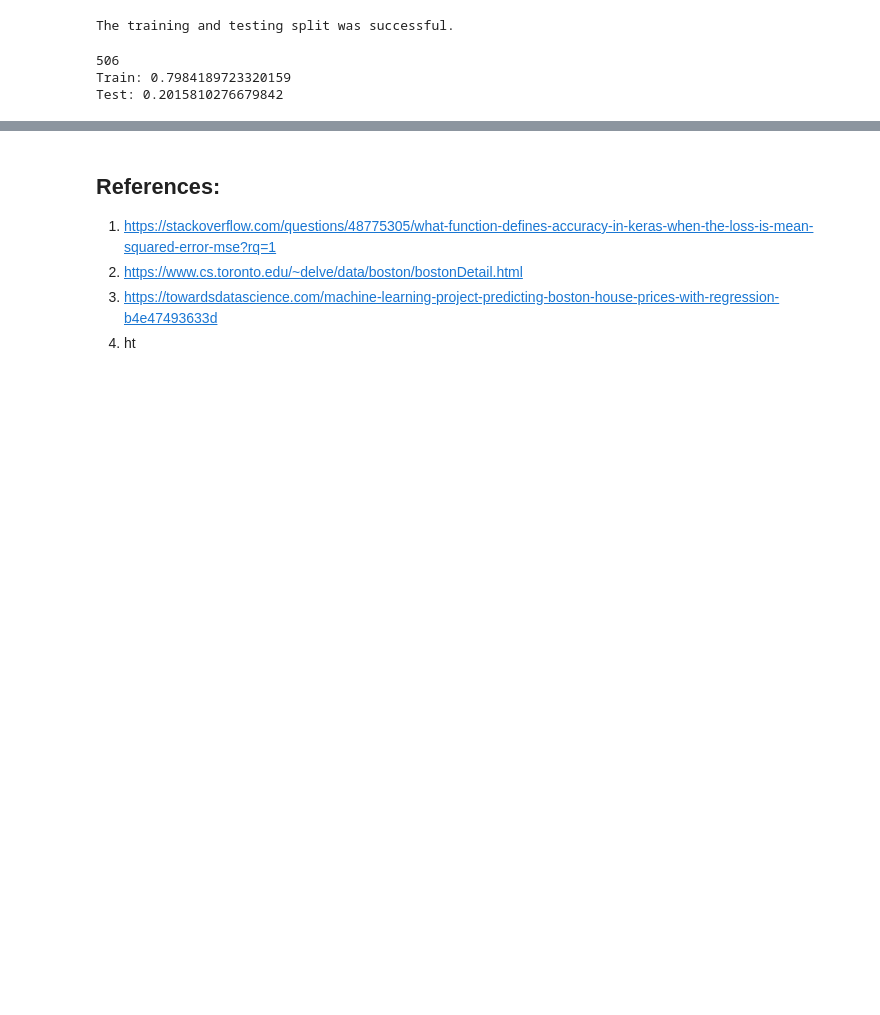
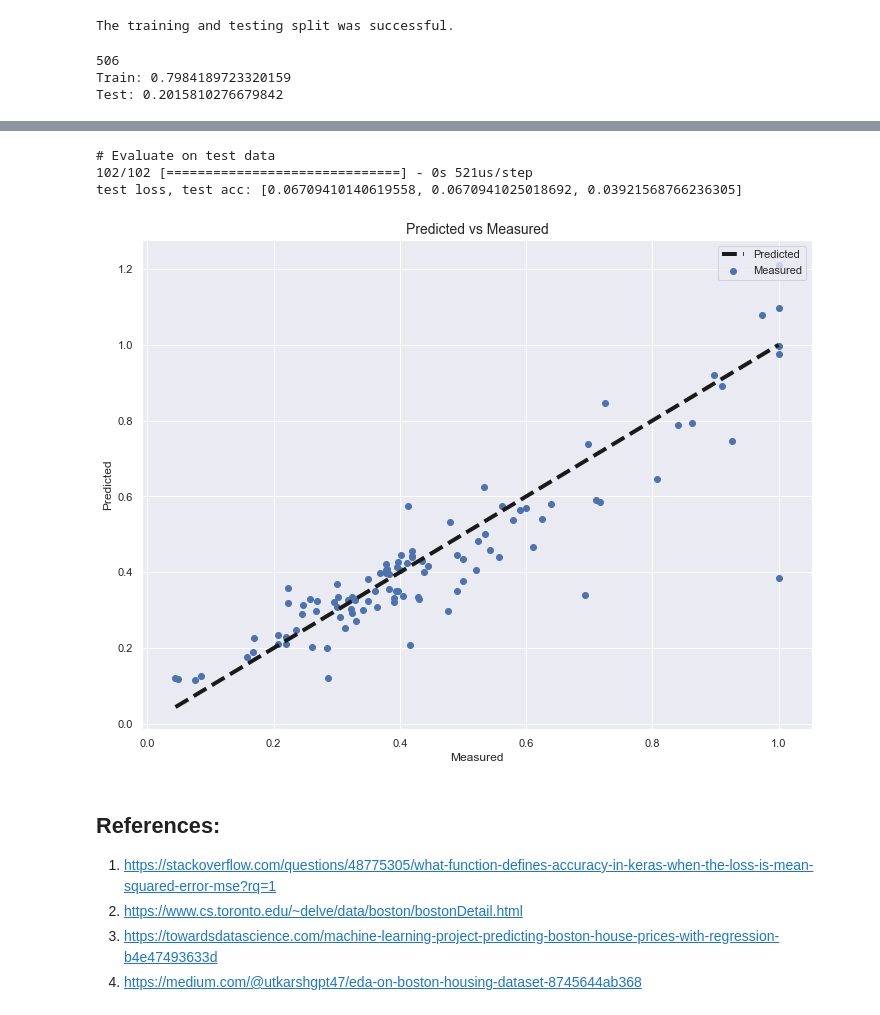
Before and after one commit to JulianConneely/MachineLearningStats, a Jupyter notebook: BostonAssignment/BostonHousePricesAnalysis.ipynb, the cells around one changed output, grey strips where cells are left out. Drawn from its saved outputs; the diff is of its cells as text; code cells hidden in the pictures; blank space fills up the shorter version.

```diff
--- a/BostonAssignment/BostonHousePricesAnalysis.ipynb
+++ b/BostonAssignment/BostonHousePricesAnalysis.ipynb
@@ -466,6 +473,40 @@ plt.show()
+# %%
+#m.evaluate(X_test, y_test)
+# Evaluate the model on the test data using `evaluate`
+print('\n# Evaluate on test data')
+results = m.evaluate(X_test, y_test, batch_size=8)
+print('test loss, test acc:', results)
+# %% [output]
+# Evaluate on test data
+102/102 [==============================] - 0s 521us/step
+test loss, test acc: [0.06709410140619558, 0.0670941025018692, 0.03921568766236305]
+# %%
+# fit the model to the training data
+y_pred = m.predict(X_test)
+# %%
+# plotting the predicted value Vs the actual value
+import matplotlib.pyplot as plt
+
+sns.set(style="darkgrid", palette="deep", rc={'figure.figsize':(12,9)})
+
+#fig, ax = plt.subplots()
+plt.scatter(y_test, y_pred)
+plt.plot([y_test.min(), y_test.max()], [y_test.min(), y_test.max()], 'k--', lw=4)
+plt.xlabel('Measured')
+plt.ylabel('Predicted')
+plt.legend(['Predicted', 'Measured'], loc='upper right')
+
+title="Predicted vs Measured"
+
+# increasing font size
+plt.title(title, fontsize=14)
+
+plt.show()
+# %% [output]
+[figure, added]
 # %% [markdown]
 ## References:
 1. https://stackoverflow.com/questions/48775305/what-function-defines-accuracy-in-keras-when-the-loss-is-mean-squared-error-mse?rq=1
 2. https://www.cs.toronto.edu/~delve/data/boston/bostonDetail.html
 3. https://towardsdatascience.com/machine-learning-project-predicting-boston-house-prices-with-regression-b4e47493633d
-4. ht
+4. https://medium.com/@utkarshgpt47/eda-on-boston-housing-dataset-8745644ab368
```
Also changed, not shown: parts of 8 cells of this notebook.
